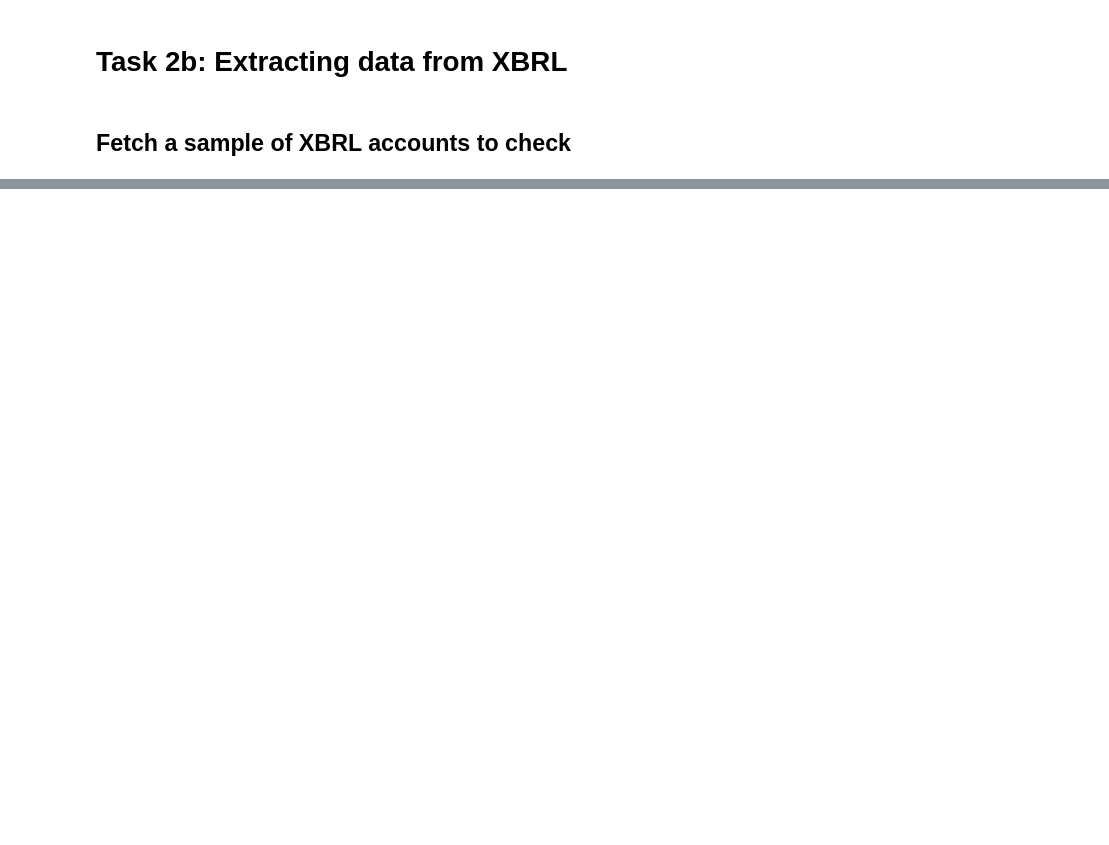
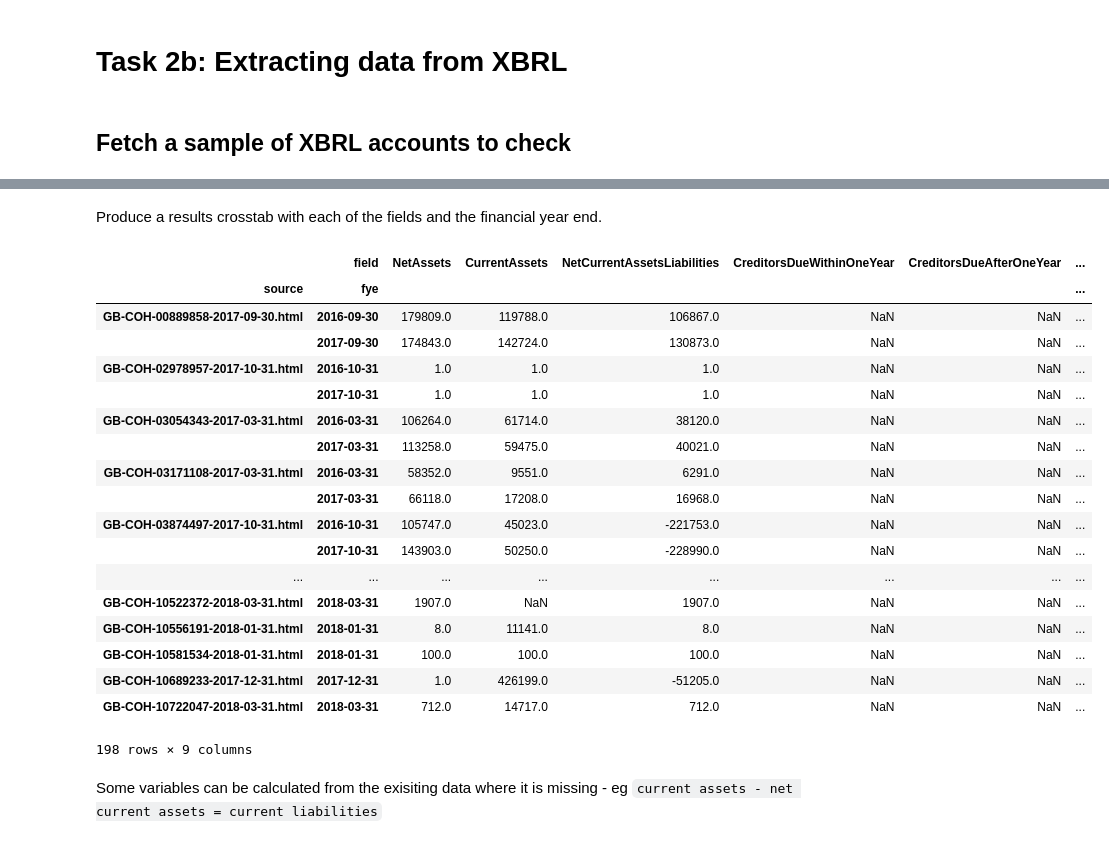
Before and after one commit to drkane/ptc-phase-two, a Jupyter notebook: 2c-xbrl.ipynb, the cells around one changed output, grey strips where cells are left out. Saved outputs shown, nothing was run; the diff lists cells and outputs as text; code cells hidden in the pictures; blank space fills up the shorter version.

Commit message:
generalise results and save to xlsx

```diff
--- a/2c-xbrl.ipynb
+++ b/2c-xbrl.ipynb
@@ -273,0 +228,2 @@ Name: schema, Length: 111, dtype: object
+# %%
+df.loc[:, "fye"] = df["instant"].fillna(df["enddate"])
@@ -273,0 +269,12 @@ Name: schema, Length: 111, dtype: object
+# %%
+to_extract = {
+    "NetAssets": ["NetAssetsLiabilities", "NetAssetsLiabilitiesIncludingPensionAssetLiability"],
+    "CurrentAssets": ["CurrentAssets"],
+    "NetCurrentAssetsLiabilities": ["NetCurrentAssetsLiabilities"],
+    "CreditorsDueWithinOneYear": ["CreditorsDueWithinOneYear"],
+    "CreditorsDueAfterOneYear": ["CreditorsDueAfterOneYear"],
+    "FixedAssets": ["FixedAssets"],
+    "Turnover": ["TurnoverRevenue", "TurnoverGrossOperatingRevenue"],
+    "ProfitLoss": ["ProfitLoss", "GrossProfitLoss"],
+    "Employees": ["AverageNumberEmployeesDuringPeriod"],
+}
@@ -273,0 +283,7 @@ Name: schema, Length: 111, dtype: object
+# %%
+finances = pd.concat({
+    k: df[df["name"].isin(v)].sort_values("fye", ascending=False).groupby(["source", "fye"]).first()[
+        ["name", "value", "unit"]
+    ] for k, v in to_extract.items()
+}, names=["field"]).reset_index()
+finances
@@ -273,0 +309,32 @@ Name: schema, Length: 111, dtype: object
+# %% [markdown]
+Produce a results crosstab with each of the fields and the financial year end.
+# %%
+results = pd.crosstab(
+    [finances["source"], finances["fye"]],
+    finances["field"],
+    finances["value"],
+    aggfunc=sum
+)
+results[list(to_extract.keys())]
+# %% [output]
+|  | field | NetAssets | CurrentAssets | NetCurrentAssetsLiabilities | CreditorsDueWithinOneYear | CreditorsDueAfterOneYear | ... |
+| source | fye |  |  |  |  |  | ... |
+| GB-COH-00889858-2017-09-30.html | 2016-09-30 | 179809.0 | 119788.0 | 106867.0 | NaN | NaN | ... |
+|  | 2017-09-30 | 174843.0 | 142724.0 | 130873.0 | NaN | NaN | ... |
+| GB-COH-02978957-2017-10-31.html | 2016-10-31 | 1.0 | 1.0 | 1.0 | NaN | NaN | ... |
+|  | 2017-10-31 | 1.0 | 1.0 | 1.0 | NaN | NaN | ... |
+| GB-COH-03054343-2017-03-31.html | 2016-03-31 | 106264.0 | 61714.0 | 38120.0 | NaN | NaN | ... |
+|  | 2017-03-31 | 113258.0 | 59475.0 | 40021.0 | NaN | NaN | ... |
+| GB-COH-03171108-2017-03-31.html | 2016-03-31 | 58352.0 | 9551.0 | 6291.0 | NaN | NaN | ... |
+|  | 2017-03-31 | 66118.0 | 17208.0 | 16968.0 | NaN | NaN | ... |
+| GB-COH-03874497-2017-10-31.html | 2016-10-31 | 105747.0 | 45023.0 | -221753.0 | NaN | NaN | ... |
+|  | 2017-10-31 | 143903.0 | 50250.0 | -228990.0 | NaN | NaN | ... |
+| ... | ... | ... | ... | ... | ... | ... | ... |
+| GB-COH-10522372-2018-03-31.html | 2018-03-31 | 1907.0 | NaN | 1907.0 | NaN | NaN | ... |
+| GB-COH-10556191-2018-01-31.html | 2018-01-31 | 8.0 | 11141.0 | 8.0 | NaN | NaN | ... |
+| GB-COH-10581534-2018-01-31.html | 2018-01-31 | 100.0 | 100.0 | 100.0 | NaN | NaN | ... |
+| GB-COH-10689233-2017-12-31.html | 2017-12-31 | 1.0 | 426199.0 | -51205.0 | NaN | NaN | ... |
+| GB-COH-10722047-2018-03-31.html | 2018-03-31 | 712.0 | 14717.0 | 712.0 | NaN | NaN | ... |
+198 rows × 9 columns
+# %% [markdown]
+Some variables can be calculated from the exisiting data where it is missing - eg `current assets - net current assets = current liabilities`
```
Also changed, not shown: parts of 57 cells of this notebook.
